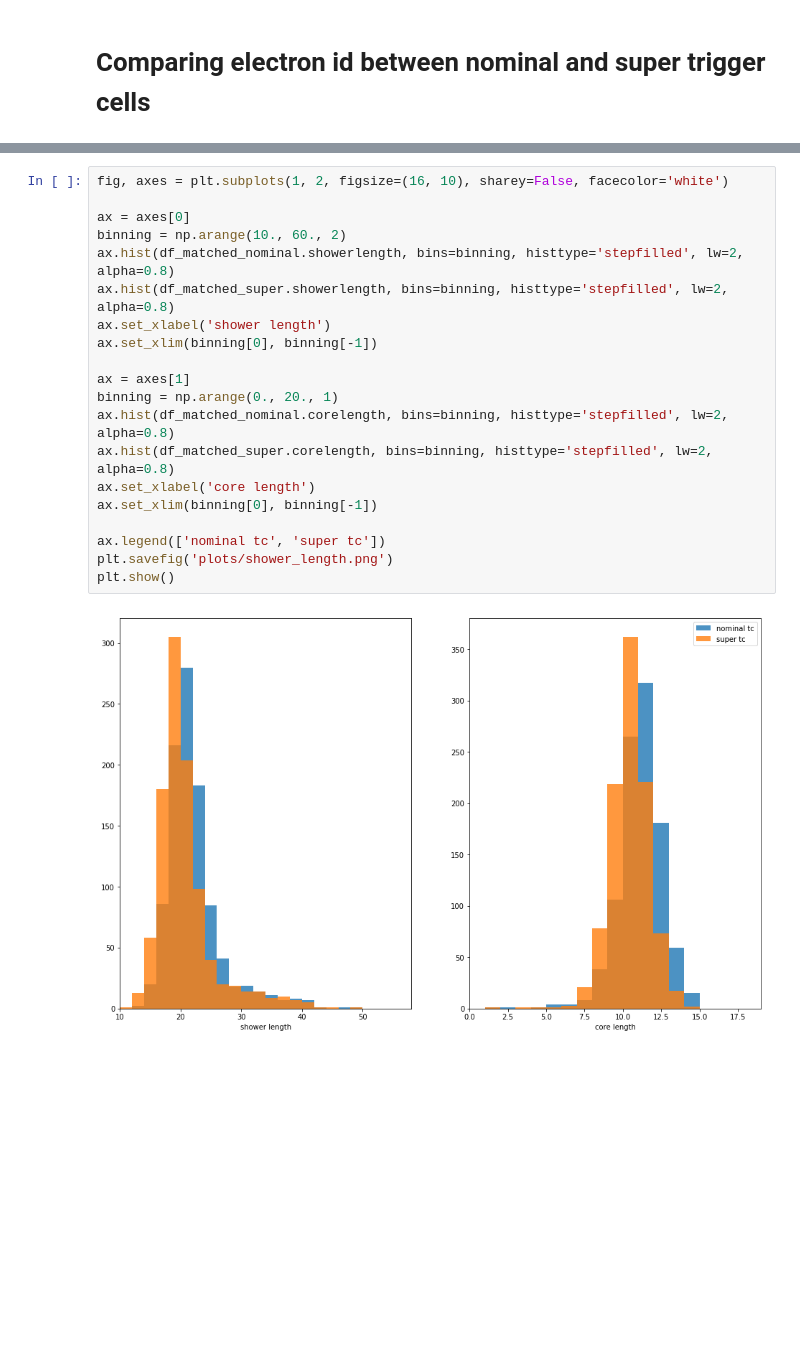
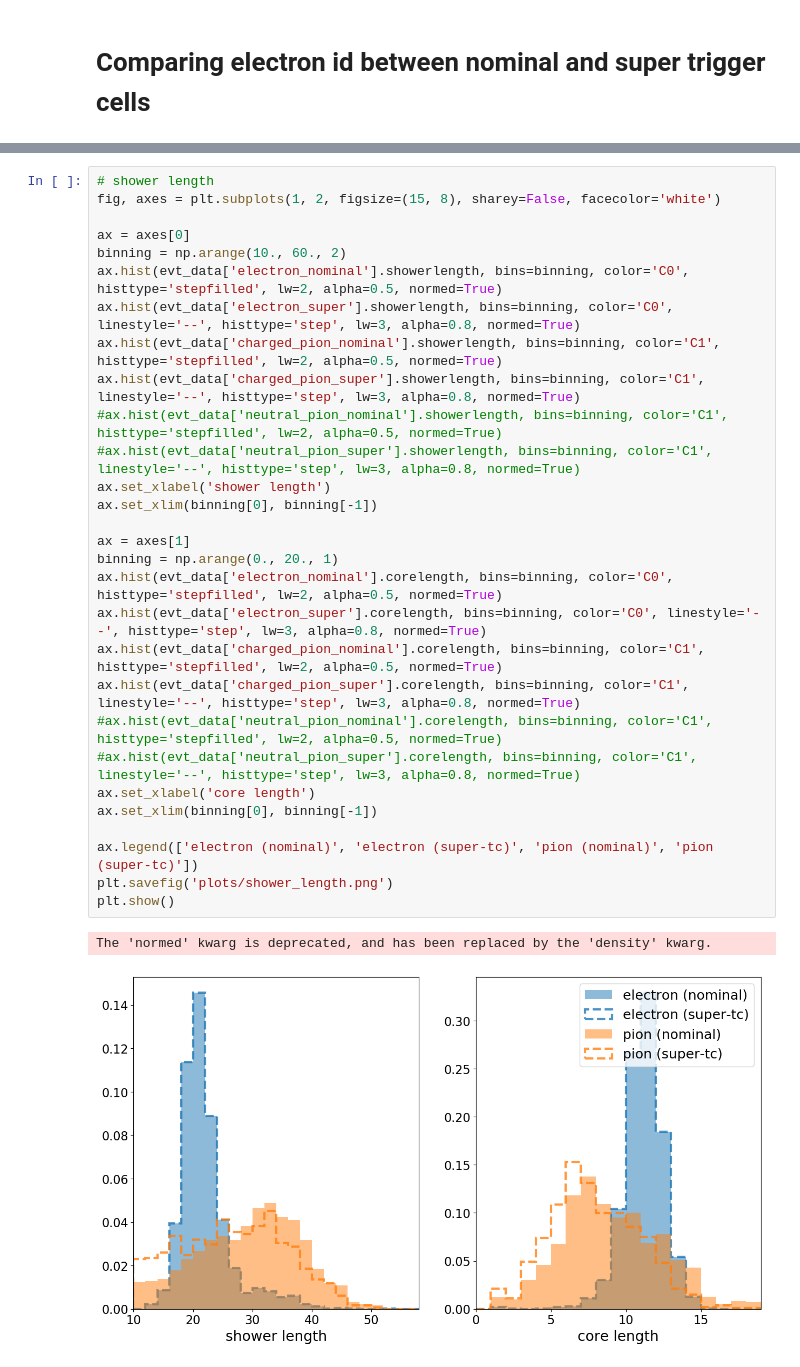
Before and after one commit to NWUHEP/hgcal-analysis, a Jupyter notebook: notebooks/electron_supertc_study.ipynb, the cells around one changed output, grey strips where cells are left out. Cells and saved outputs as stored; diff of their text form; blank space fills up the shorter version.

```diff
--- a/notebooks/electron_supertc_study.ipynb
+++ b/notebooks/electron_supertc_study.ipynb
@@ -129,23 +165,33 @@ plt.show()
 # %%
-fig, axes = plt.subplots(1, 2, figsize=(16, 10), sharey=False, facecolor='white')
+# shower length
+fig, axes = plt.subplots(1, 2, figsize=(15, 8), sharey=False, facecolor='white')
 
 ax = axes[0]
 binning = np.arange(10., 60., 2)
-ax.hist(df_matched_nominal.showerlength, bins=binning, histtype='stepfilled', lw=2, alpha=0.8)
-ax.hist(df_matched_super.showerlength, bins=binning, histtype='stepfilled', lw=2, alpha=0.8)
+ax.hist(evt_data['electron_nominal'].showerlength, bins=binning, color='C0', histtype='stepfilled', lw=2, alpha=0.5, normed=True)
+ax.hist(evt_data['electron_super'].showerlength, bins=binning, color='C0', linestyle='--', histtype='step', lw=3, alpha=0.8, normed=True)
+ax.hist(evt_data['charged_pion_nominal'].showerlength, bins=binning, color='C1', histtype='stepfilled', lw=2, alpha=0.5, normed=True)
+ax.hist(evt_data['charged_pion_super'].showerlength, bins=binning, color='C1', linestyle='--', histtype='step', lw=3, alpha=0.8, normed=True)
+#ax.hist(evt_data['neutral_pion_nominal'].showerlength, bins=binning, color='C1', histtype='stepfilled', lw=2, alpha=0.5, normed=True)
+#ax.hist(evt_data['neutral_pion_super'].showerlength, bins=binning, color='C1', linestyle='--', histtype='step', lw=3, alpha=0.8, normed=True)
 ax.set_xlabel('shower length')
 ax.set_xlim(binning[0], binning[-1])
 
 ax = axes[1]
 binning = np.arange(0., 20., 1)
-ax.hist(df_matched_nominal.corelength, bins=binning, histtype='stepfilled', lw=2, alpha=0.8)
-ax.hist(df_matched_super.corelength, bins=binning, histtype='stepfilled', lw=2, alpha=0.8)
+ax.hist(evt_data['electron_nominal'].corelength, bins=binning, color='C0', histtype='stepfilled', lw=2, alpha=0.5, normed=True)
+ax.hist(evt_data['electron_super'].corelength, bins=binning, color='C0', linestyle='--', histtype='step', lw=3, alpha=0.8, normed=True)
+ax.hist(evt_data['charged_pion_nominal'].corelength, bins=binning, color='C1', histtype='stepfilled', lw=2, alpha=0.5, normed=True)
+ax.hist(evt_data['charged_pion_super'].corelength, bins=binning, color='C1', linestyle='--', histtype='step', lw=3, alpha=0.8, normed=True)
+#ax.hist(evt_data['neutral_pion_nominal'].corelength, bins=binning, color='C1', histtype='stepfilled', lw=2, alpha=0.5, normed=True)
+#ax.hist(evt_data['neutral_pion_super'].corelength, bins=binning, color='C1', linestyle='--', histtype='step', lw=3, alpha=0.8, normed=True)
 ax.set_xlabel('core length')
 ax.set_xlim(binning[0], binning[-1])
 
-ax.legend(['nominal tc', 'super tc'])
+ax.legend(['electron (nominal)', 'electron (super-tc)', 'pion (nominal)', 'pion (super-tc)'])
 plt.savefig('plots/shower_length.png')
 plt.show()
 # %% [output]
+The 'normed' kwarg is deprecated, and has been replaced by the 'density' kwarg.
-[figure, old version]
+[figure, new version]
 # %%
```
Also changed, not shown: parts of 5 cells of this notebook, 2 other files.
